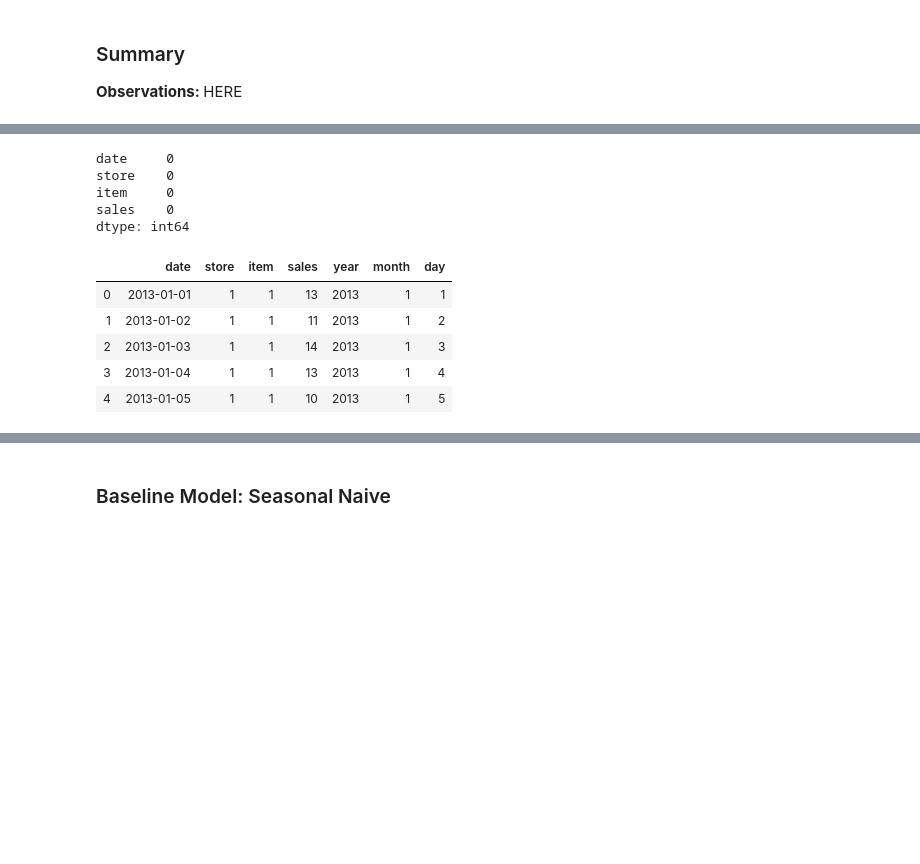
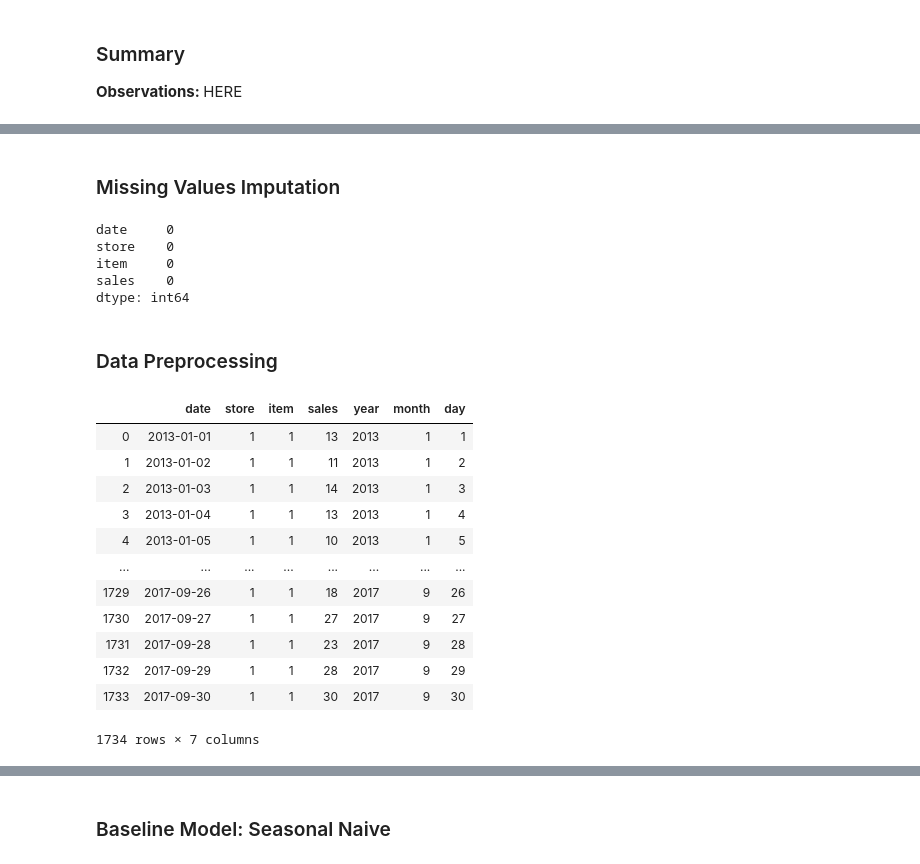
Before and after one commit to akshitvjain/product-sales-forecasting, a Jupyter notebook: notebook-sales-demand-forecasting.ipynb, the cells around one changed output, grey strips where cells are left out. Saved outputs shown, nothing was run; the diff lists cells and outputs as text; code cells hidden in the pictures; blank space fills up the shorter version.

```diff
--- a/notebook-sales-demand-forecasting.ipynb
+++ b/notebook-sales-demand-forecasting.ipynb
@@ -14,8 +14,8 @@ import numpy as np
 import seaborn as sn
 from statsmodels.tsa.seasonal import seasonal_decompose
 # %%
-train_df = pd.read_csv('data/train.csv')
-train_df.head()
+df = pd.read_csv('data/train.csv')
+df
 # %% [output]
 |  | date | store | item | sales |
 | 0 | 2013-01-01 | 1 | 1 | 13 |
@@ -26 +33,3 @@ train_df.head()
+# %% [markdown]
+### Missing Values Imputation
 # %%
@@ -31,22 +40,35 @@ store    0
 item     0
 sales    0
 dtype: int64
+# %% [markdown]
+### Data Preprocessing
 # %%
 # Filter records for store 1 and item 1 -> to be able to scale to other items in the future
-train_df = train_df[train_df['store'] == 1]
-train_df = train_df[train_df['item'] == 1]
+df = df[df['store'] == 1]
+df = df[df['item'] == 1]
 
-# <<<<<< create test_df from train_df HERE >>>>>>
+df['date'] = pd.to_datetime(df['date'], format='%Y-%m-%d') # convert date column to datatime object
 
-train_df['date'] = pd.to_datetime(train_df['date'], format='%Y-%m-%d') # convert date column to datatime object
+# Split the series to predict the last 3 months of 2017
+temp_df = df.set_index('date')
+train_df = temp_df.loc[:'2017-09-30'].reset_index(drop=False)
+test_df = temp_df.loc['2017-10-01':].reset_index(drop=False)
+
 train_df['year'] = train_df['date'].dt.year
 train_df['month'] = train_df['date'].dt.month
 train_df['day'] = train_df['date'].dt.day
-train_df.head()
+train_df
 # %% [output]
 |  | date | store | item | sales | year | month | day |
 | 0 | 2013-01-01 | 1 | 1 | 13 | 2013 | 1 | 1 |
 | 1 | 2013-01-02 | 1 | 1 | 11 | 2013 | 1 | 2 |
 | 2 | 2013-01-03 | 1 | 1 | 14 | 2013 | 1 | 3 |
 | 3 | 2013-01-04 | 1 | 1 | 13 | 2013 | 1 | 4 |
 | 4 | 2013-01-05 | 1 | 1 | 10 | 2013 | 1 | 5 |
+| ... | ... | ... | ... | ... | ... | ... | ... |
+| 1729 | 2017-09-26 | 1 | 1 | 18 | 2017 | 9 | 26 |
+| 1730 | 2017-09-27 | 1 | 1 | 27 | 2017 | 9 | 27 |
+| 1731 | 2017-09-28 | 1 | 1 | 23 | 2017 | 9 | 28 |
+| 1732 | 2017-09-29 | 1 | 1 | 28 | 2017 | 9 | 29 |
+| 1733 | 2017-09-30 | 1 | 1 | 30 | 2017 | 9 | 30 |
+1734 rows × 7 columns
```
Also changed, not shown: parts of 12 cells of this notebook.
